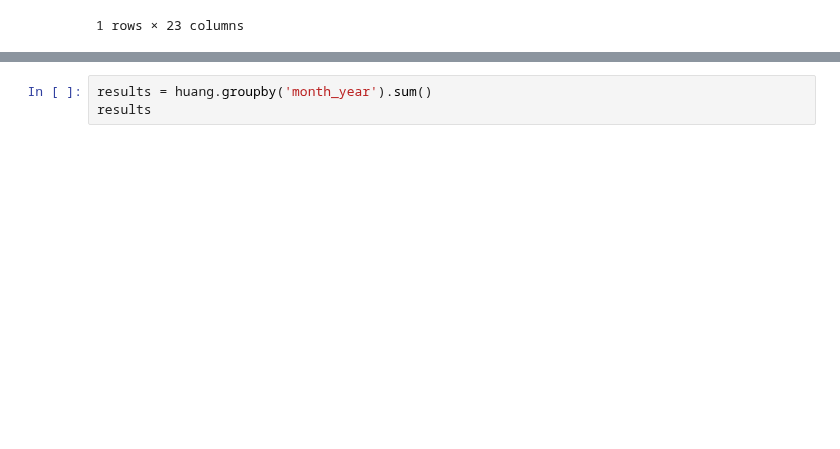
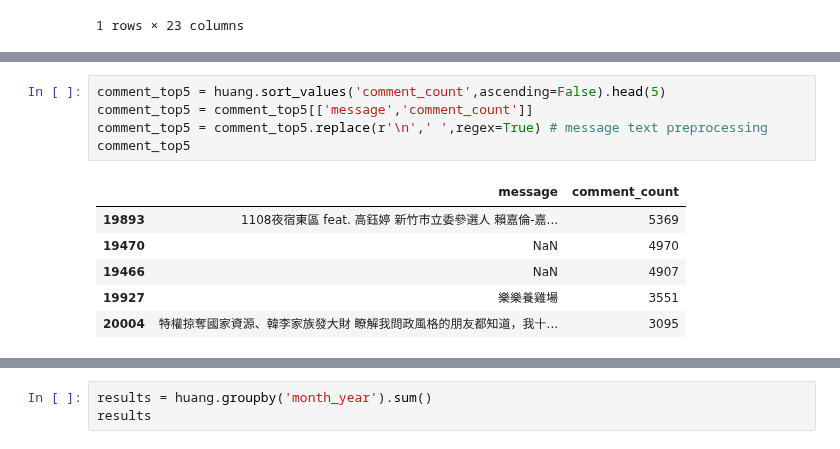
Before and after one commit to twtzuyuchen/Politisc_and_information, a Jupyter notebook: 陳子瑜＿0322＿黃國昌.ipynb, the cells around one changed output, grey strips where cells are left out. Drawn from its saved outputs; the diff is of its cells as text; blank space fills up the shorter version.

```diff
--- a/陳子瑜＿0322＿黃國昌.ipynb
+++ b/陳子瑜＿0322＿黃國昌.ipynb
@@ -51,0 +132,12 @@ See the caveats in the documentation: https://pandas.pydata.org/pandas-docs/stab
+# %%
+comment_top5 = huang.sort_values('comment_count',ascending=False).head(5)
+comment_top5 = comment_top5[['message','comment_count']]
+comment_top5 = comment_top5.replace(r'\n',' ',regex=True) # message text preprocessing
+comment_top5
+# %% [output]
+|  | message | comment_count |
+| 19893 | 1108夜宿東區 feat. 高鈺婷 新竹市立委參選人 賴嘉倫-嘉... | 5369 |
+| 19470 | NaN | 4970 |
+| 19466 | NaN | 4907 |
+| 19927 | 樂樂養雞場 | 3551 |
+| 20004 | 特權掠奪國家資源、韓李家族發大財 瞭解我問政風格的朋友都知道，我十... | 3095 |
```
Also changed, not shown: parts of 7 cells of this notebook.
